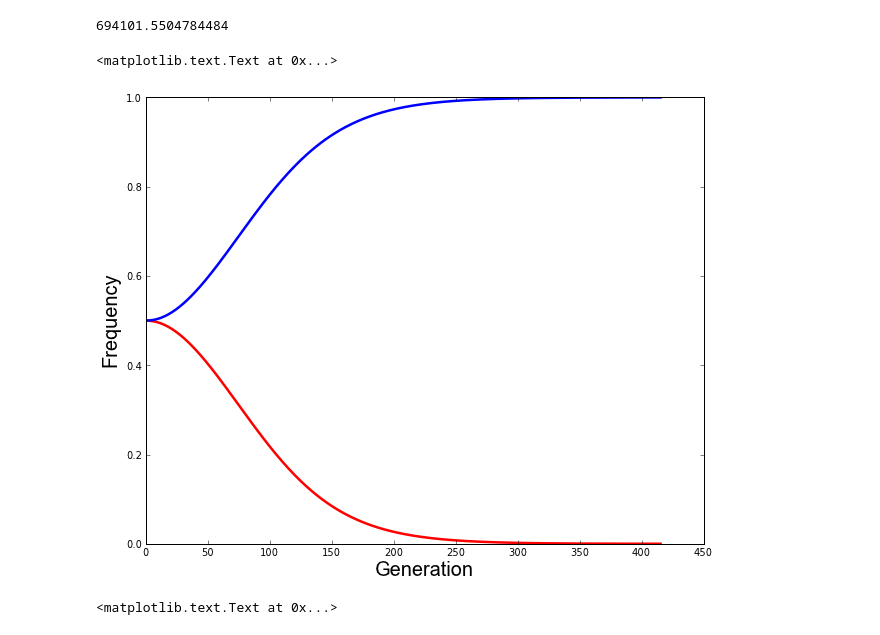
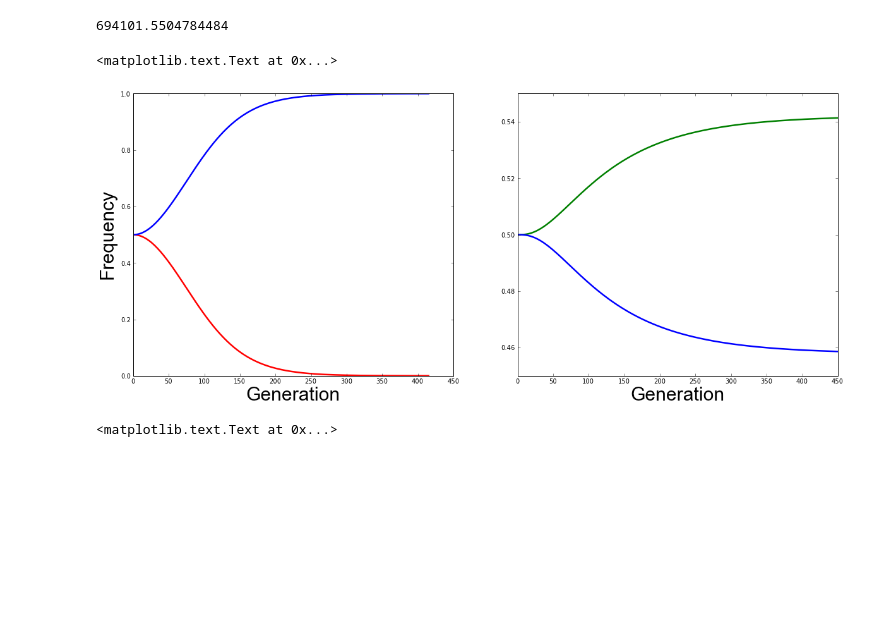
Before and after one commit to yoavram/SIDEER2013, a Jupyter notebook: presentation.ipynb, the cells around one changed output. Drawn from its saved outputs; the diff is of its cells as text; code cells hidden in the pictures; blank space fills up the shorter version.

```diff
--- a/presentation.ipynb
+++ b/presentation.ipynb
@@ -228,15 +228,20 @@ U = 0.003
 T = 10
 N = 1e6
 Mcm = array([[e**(-T*U), 0, 0], [T*U*e**(-T*U),e**(-T*U),0], [(T*U)**2 * e**(-T*U) / 2, T*U*e**(-T*U), e**(-T*U)]])
+Mnm = array([[e**(-U), 0, 0], [U*e**(-U),e**(-U),0], [(U)**2 * e**(-U) / 2, U*e**(-U), e**(-U)]])
 Msim = array([[e**(-U), 0, 0], [U*e**(-U),e**(-T*U),0], [U**2 * e**(-U) / 2, T*U*e**(-T*U), e**(-T*U)]])
 # %%
-def simulate(w):
+def simulate(w,use_cm=True):
+    if use_cm:
+        M = Mcm
+    else:
+        M = Mnm
     S = diag(w)
     iter = 0
     cm = [f0.copy()]
     sim = [f0.copy()]
-    while cm[-1].sum() > 1e-4 and sim[-1].sum() > 1e-4 and iter < 150000:
-        cm_next = S.dot(Mcm.dot(cm[-1]))
+    while cm[-1].sum() > 1e-4 and sim[-1].sum() > 1e-4 and iter < 50000:
+        cm_next = S.dot(M.dot(cm[-1]))
         sim_next = S.dot(Msim.dot(sim[-1]))
         total = cm_next.sum() + sim_next.sum()
         cm += [cm_next / total]
@@ -247,19 +252,24 @@ def simulate(w):
     return cm, sim
 # %%
 w = [1, 1-s, (1-s)**2]
-cm, sim = simulate(w)
+cm, sim1 = simulate(w)
+nm, sim2 = simulate(w, False)
 # %%
-fig = pyplot.figure(figsize=(10,8))
-ax = fig.add_subplot(1,1,1)
+fig = pyplot.figure(figsize=(20,8))
+ax = fig.add_subplot(1,2,1)
 ax.plot(cm.sum(axis=1), 'r', linewidth=2.5)
-ax.plot(sim.sum(axis=1), 'b', linewidth=2.5)
+ax.plot(sim1.sum(axis=1), 'b', linewidth=2.5)
 #title("Competition during waiting time")
-ax.set_xlabel("Generation", fontname="arial", fontsize=20)
-ax.set_ylabel("Frequency", fontname="arial", fontsize=20)
+ax.set_xlabel("Generation", fontname="arial", fontsize=30)
+ax.set_ylabel("Frequency", fontname="arial", fontsize=30);
 #ax.legend(["Constant","Stress-Induced"],loc=5, prop={"size":20})
+ax = fig.add_subplot(1,2,2)
+ax.plot(nm.sum(axis=1)[:450], 'g', linewidth=2.5)
+ax.plot(sim2.sum(axis=1)[:450], 'b', linewidth=2.5)
+ax.set_xlabel("Generation", fontname="arial", fontsize=30)
 # %% [output]
 <matplotlib.text.Text at 0x...>
-[figure, old version]
+[figure, new version]
 # %%
 N=1e6
 fig = pyplot.figure(figsize=(10,8))
```
Also changed, not shown: parts of 1 cell of this notebook.
